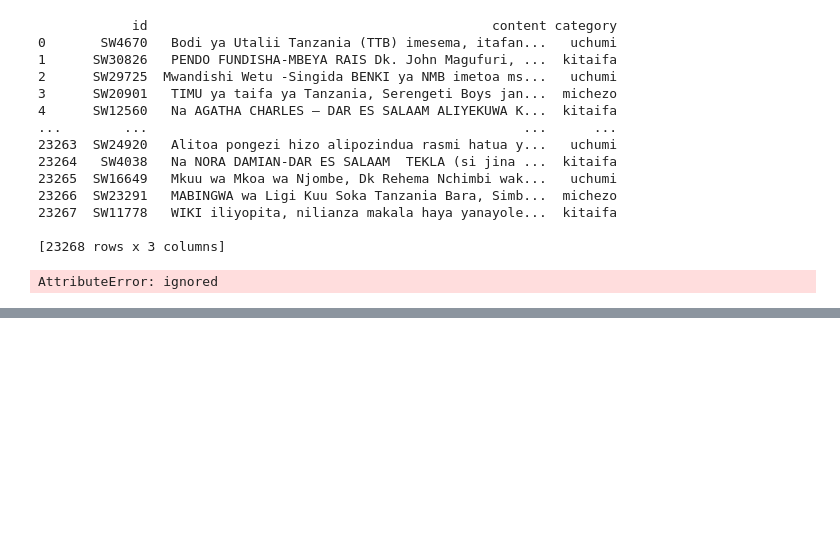
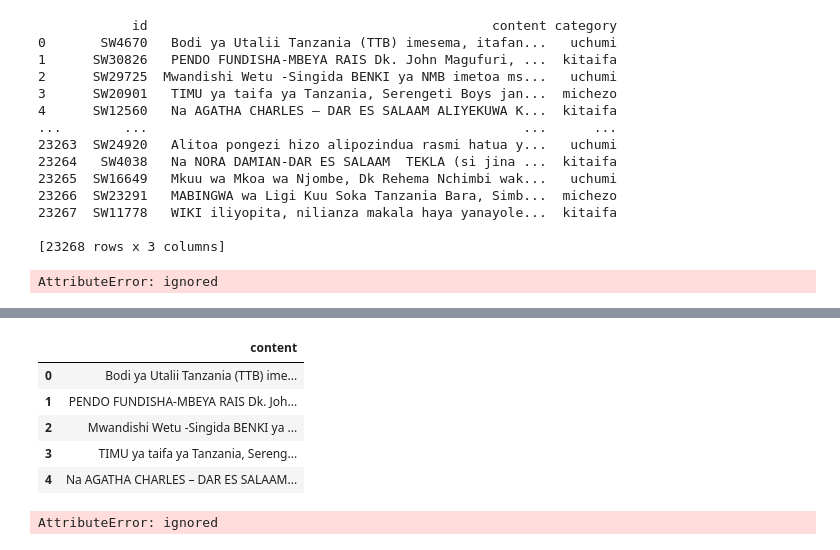
Before and after one commit to rdkdaniel/Swahili-Dataset-Augmentation, a Jupyter notebook: Complete_The_Swahili_Augmentation.ipynb, the cells around one changed output, grey strips where cells are left out. Drawn from its saved outputs; the diff is of its cells as text; code cells hidden in the pictures; blank space fills up the shorter version.

```diff
--- a/Complete_The_Swahili_Augmentation.ipynb
+++ b/Complete_The_Swahili_Augmentation.ipynb
@@ -120,0 +123,3 @@ AttributeError: ignored
+# %%
+trial_sent = text
+print(trial_sent)
@@ -120,0 +141,12 @@ AttributeError: ignored
+# %%
+list_to_drop = ['id','category']
+trial_sent.drop(list_to_drop,axis=1,inplace=True)
+# %%
+trial_sent.head()
+# %% [output]
+|  | content |
+| 0 | Bodi ya Utalii Tanzania (TTB) ime... |
+| 1 | PENDO FUNDISHA-MBEYA RAIS Dk. Joh... |
+| 2 | Mwandishi Wetu -Singida BENKI ya ... |
+| 3 | TIMU ya taifa ya Tanzania, Sereng... |
+| 4 | Na AGATHA CHARLES – DAR ES SALAAM... |
@@ -120,0 +181,4 @@ AttributeError: ignored
+# %%
+(random_swap(trial_sent, 2))
+# %% [output]
+AttributeError: ignored
```
Also changed, not shown: parts of 7 cells of this notebook.
